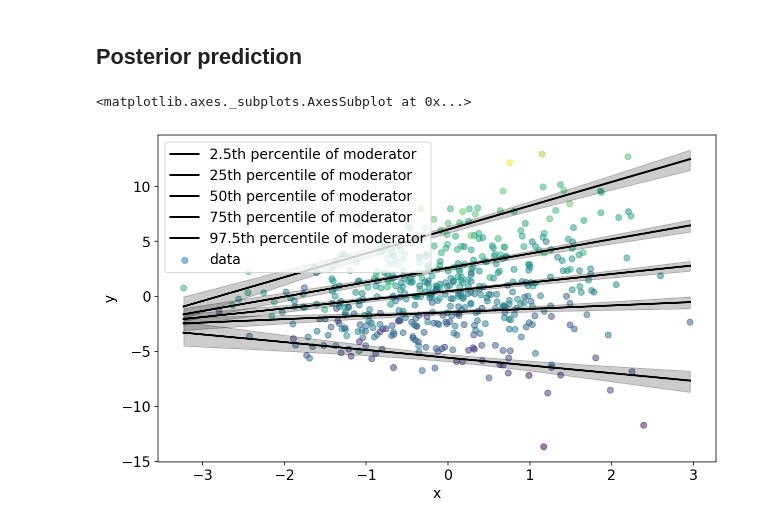
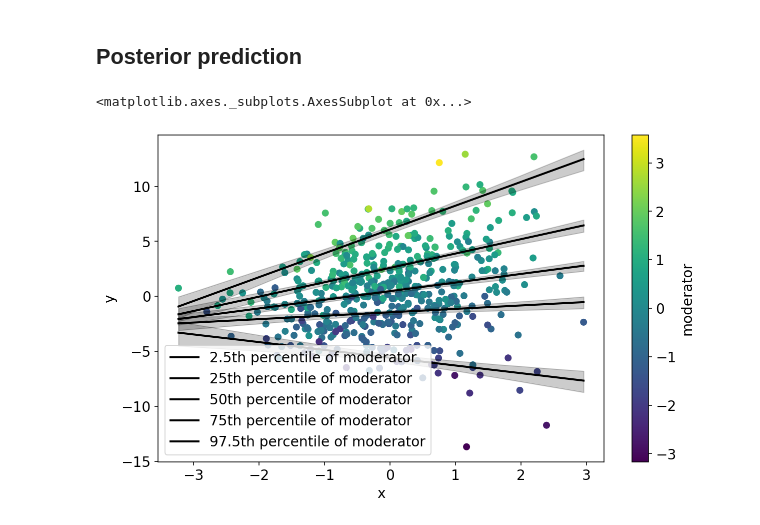
Before and after one commit to drbenvincent/pymc3-demo-code, a Jupyter notebook: moderation_analysis.ipynb, the cells around one changed output. Saved outputs shown, nothing was run; the diff lists cells and outputs as text; code cells hidden in the pictures.

Commit message:
improved plotting

```diff
--- a/moderation_analysis.ipynb
+++ b/moderation_analysis.ipynb
@@ -158,17 +158,15 @@ plot_posteriors()
 # %% [markdown]
 ## Posterior prediction
 # %%
-def posterior_prediction_plot(trace, y, x, moderator, ax=None):
-
+def posterior_prediction_plot(
+    trace, y, x, moderator, ax=None, percentile_list=[2.5, 25, 50, 75, 97.5]
+):
+    """Plot posterior predicted `y` for the defined moderator percentiles"""
     if ax is None:
         fig, ax = plt.subplots(1, 1)
 
-    # PLOT DATA
-    ax.scatter(x, y, c=moderator, alpha=0.5, label="data")
-
     # PLOT POSTERIOR PREDICTED `y` FOR DEFINED MODERATOR LEVELS
     xi = np.linspace(np.min(x), np.max(x), 20)
-    percentile_list = [2.5, 25, 50, 75, 97.5]
     m_levels = np.percentile(moderator, percentile_list)
 
     for p, m in zip(percentile_list, m_levels):
@@ -196,7 +194,8 @@ def posterior_prediction_plot(trace, y, x, moderator, ax=None):
     return ax
 # %%
 fig, ax = plt.subplots(figsize=(10, 6))
+plot_data(x, moderator, y, ax=ax)
 posterior_prediction_plot(trace, y, x, moderator, ax=ax)
 # %% [output]
 <matplotlib.axes._subplots.AxesSubplot at 0x...>
-[figure, old version]
+[figure, new version]
```
